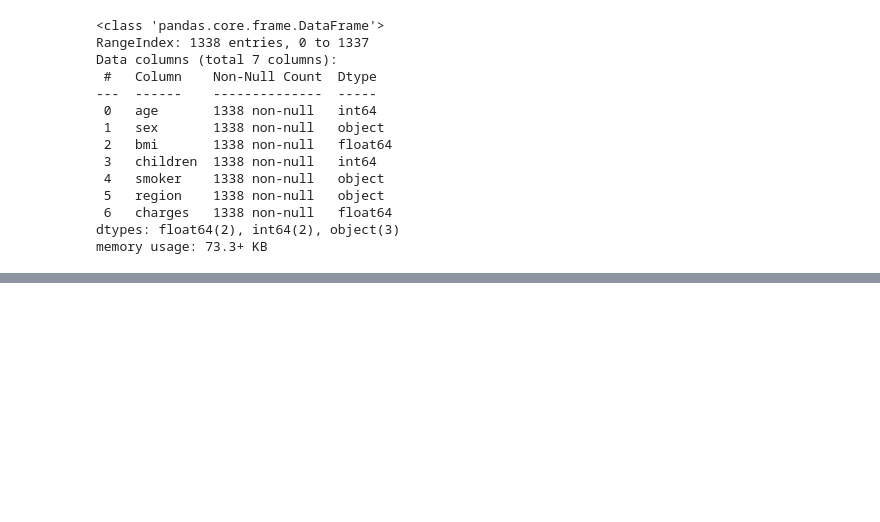
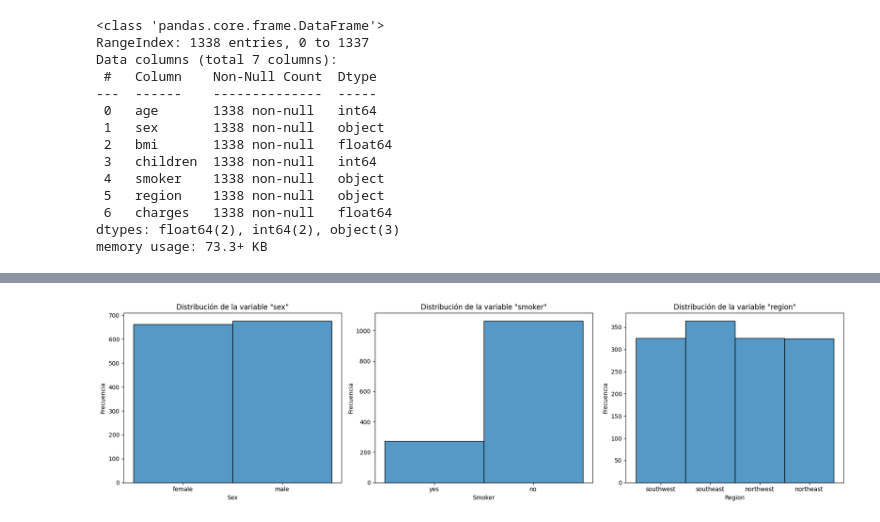
Before and after one commit to annunezc/regresi-n-lineal, a Jupyter notebook: src/explore.ipynb, the cells around one changed output, grey strips where cells are left out. Cells and saved outputs as stored; diff of their text form; code cells hidden in the pictures; blank space fills up the shorter version.

```diff
--- a/src/explore.ipynb
+++ b/src/explore.ipynb
@@ -72,0 +107,25 @@ col_cat
+# %%
+import matplotlib.pyplot as plt
+import seaborn as sns
+import matplotlib.ticker as ticker
+
+# Lista de variables categóricas
+categorical_vars = ['sex', 'smoker', 'region']
+titles = ['Distribución de la variable "sex"',
+          'Distribución de la variable "smoker"',
+          'Distribución de la variable "region"']
+
+# Crear figura y ejes
+fig, axes = plt.subplots(1, 3, figsize=(18, 5))
+
+# Iterar sobre las variables y ejes
+for ax, var, title in zip(axes, categorical_vars, titles):
+    sns.histplot(ax=ax, data=df, x=var, discrete=True)
+    ax.set_title(title)
+    ax.set_xlabel(var.capitalize())
+    ax.set_ylabel("Frecuencia")
+
+plt.tight_layout()
+plt.show()
+# %% [output]
+[figure, added]
```
Also changed, not shown: parts of 39 cells of this notebook, 1 other file.
